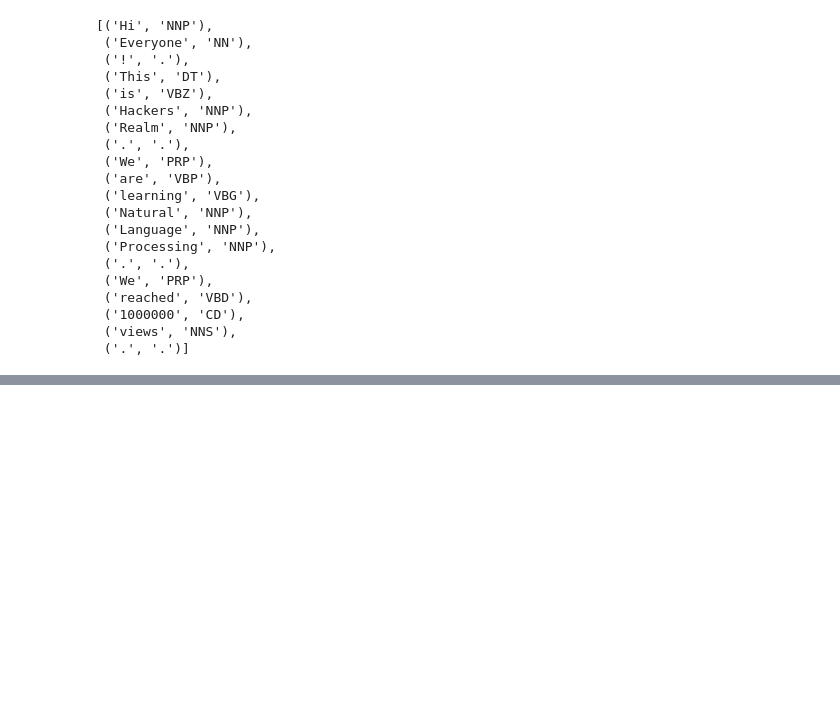
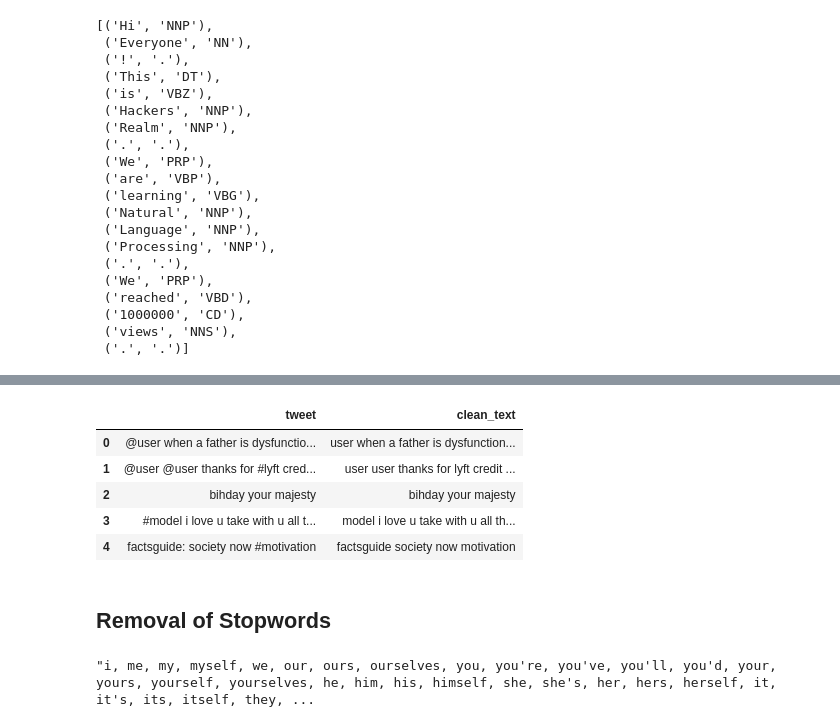
Before and after one commit to aswintechguy/Data-Science-Concepts, a Jupyter notebook: NLP/Natural Language Processing(NLP) Concepts - Hackers Realm.ipynb, the cells around one changed output, grey strips where cells are left out. Cells and saved outputs as stored; diff of their text form; code cells hidden in the pictures; blank space fills up the shorter version.

```diff
--- a/NLP/Natural Language Processing(NLP) Concepts - Hackers Realm.ipynb
+++ b/NLP/Natural Language Processing(NLP) Concepts - Hackers Realm.ipynb
@@ -167,0 +202,21 @@ pos_tag(word_tokens)
+# %%
+def remove_punctuations(text):
+    punctuations = string.punctuation
+    return text.translate(str.maketrans('', '', punctuations))
+# %%
+df['clean_text'] = df['clean_text'].apply(lambda x: remove_punctuations(x))
+df.head()
+# %% [output]
+|  | tweet | clean_text |
+| 0 | @user when a father is dysfunctio... | user when a father is dysfunction... |
+| 1 | @user @user thanks for #lyft cred... | user user thanks for lyft credit ... |
+| 2 | bihday your majesty | bihday your majesty |
+| 3 | #model i love u take with u all t... | model i love u take with u all th... |
+| 4 | factsguide: society now #motivation | factsguide society now motivation |
+# %% [markdown]
+## Removal of Stopwords
+# %%
+from nltk.corpus import stopwords
+", ".join(stopwords.words('english'))
+# %% [output]
+"i, me, my, myself, we, our, ours, ourselves, you, you're, you've, you'll, you'd, your, yours, yourself, yourselves, he, him, his, himself, she, she's, her, hers, herself, it, it's, its, itself, they, ...
```
Also changed, not shown: parts of 85 cells of this notebook, 2 other files.
